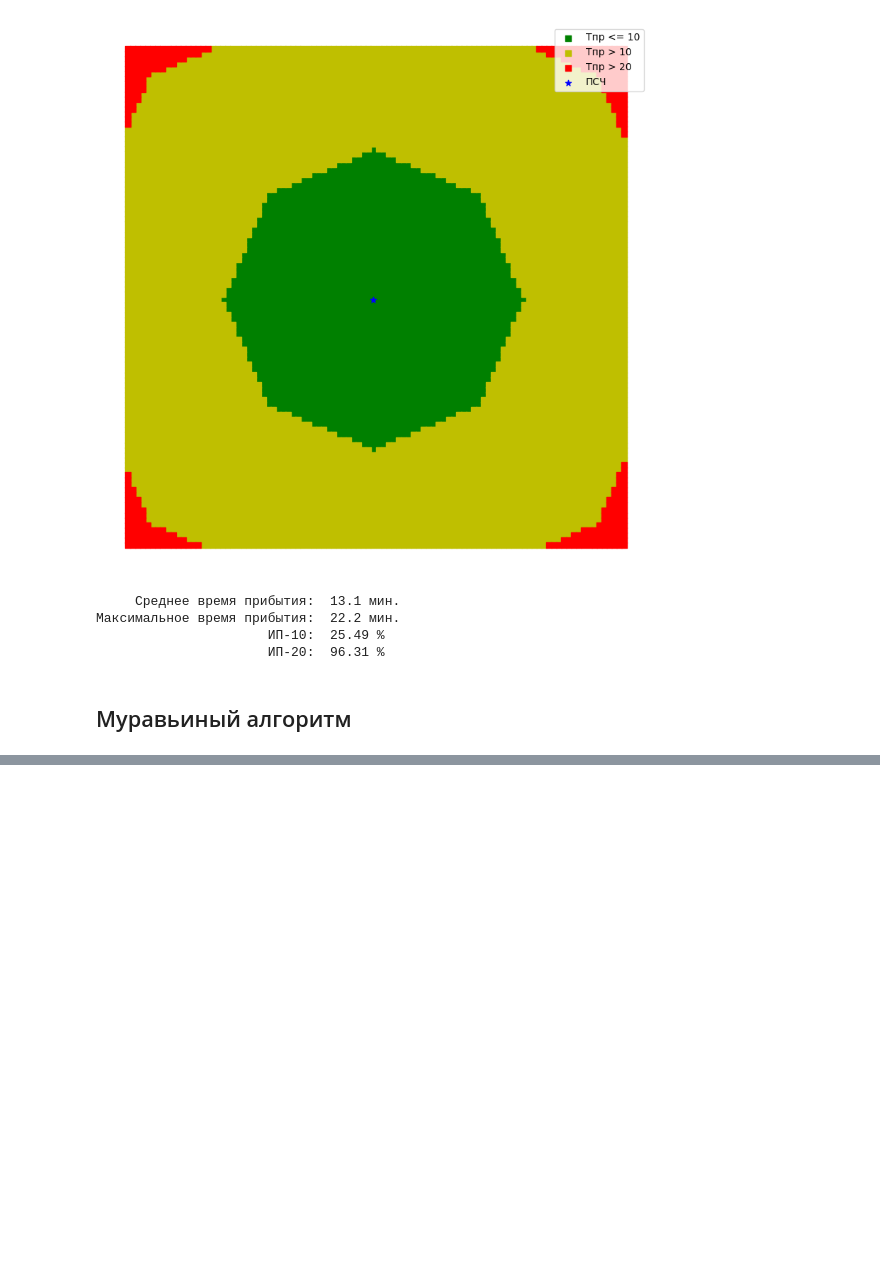
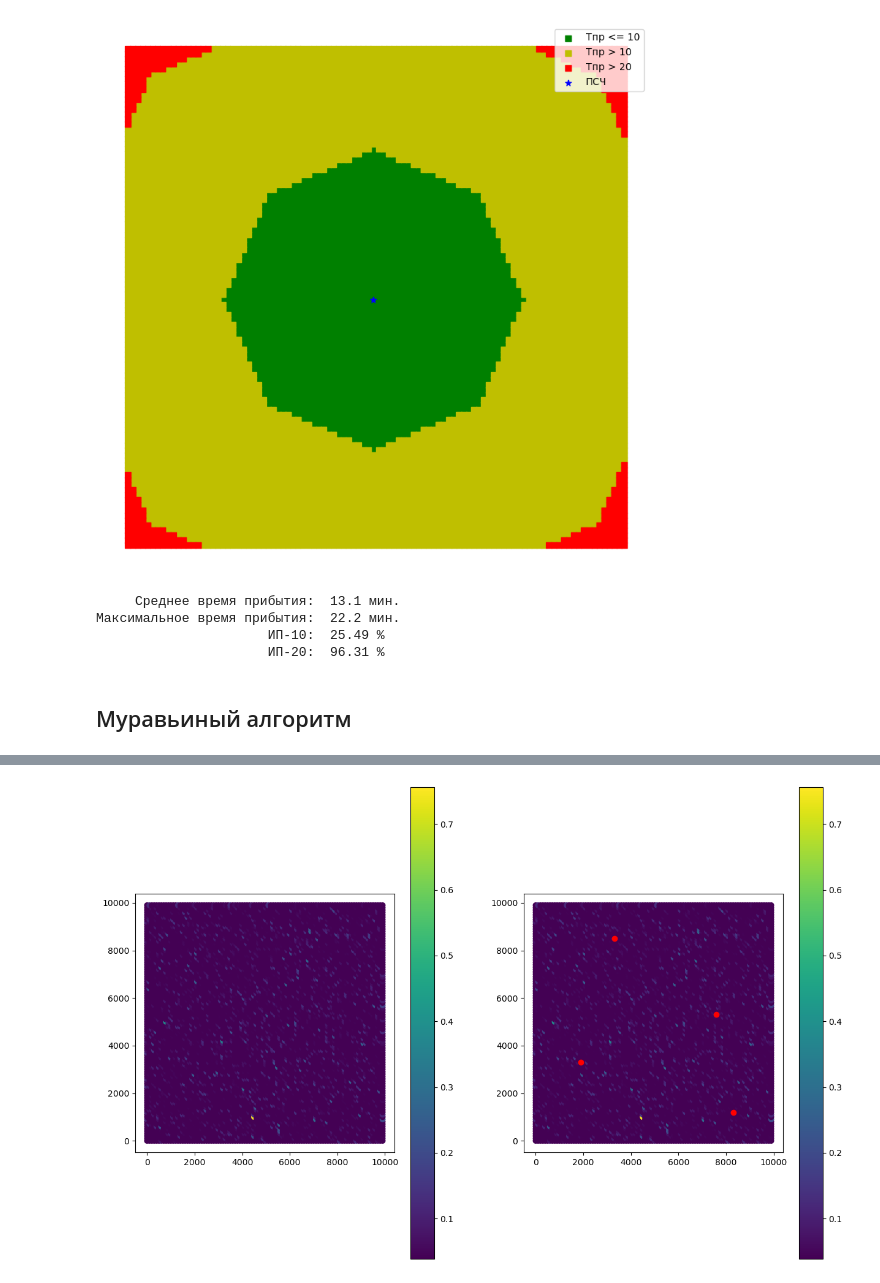
Before and after one commit to Obsidian-pb/genesis, a Jupyter notebook: work/genesis/aco.ipynb, the cells around one changed output, grey strips where cells are left out. Saved outputs shown, nothing was run; the diff lists cells and outputs as text; code cells hidden in the pictures; blank space fills up the shorter version.

```diff
--- a/work/genesis/aco.ipynb
+++ b/work/genesis/aco.ipynb
@@ -240 +239,13 @@ print_results(g_nodes, psch, figsize=(10,10))
                       ИП-20:  100.0 %
+# %%
+# Дополнительно: Оценка расположения феромона
+g_nodes = ox.graph_to_gdfs(G, edges=False)
+g_nodes['pheromone'] = pheromone
+fig, (ax1, ax2) = plt.subplots(1, 2, figsize=(15, 10))
+g_nodes.plot(ax=ax1, column='pheromone', legend=True)
+g_nodes.plot(ax=ax2, column='pheromone', legend=True)
+g_nodes.loc[best_solution_multi].plot(ax=ax2, color='red')
+
+plt.show()
+# %% [output]
+[figure, added]
```
Also changed, not shown: parts of 10 cells of this notebook, 2 other files.
